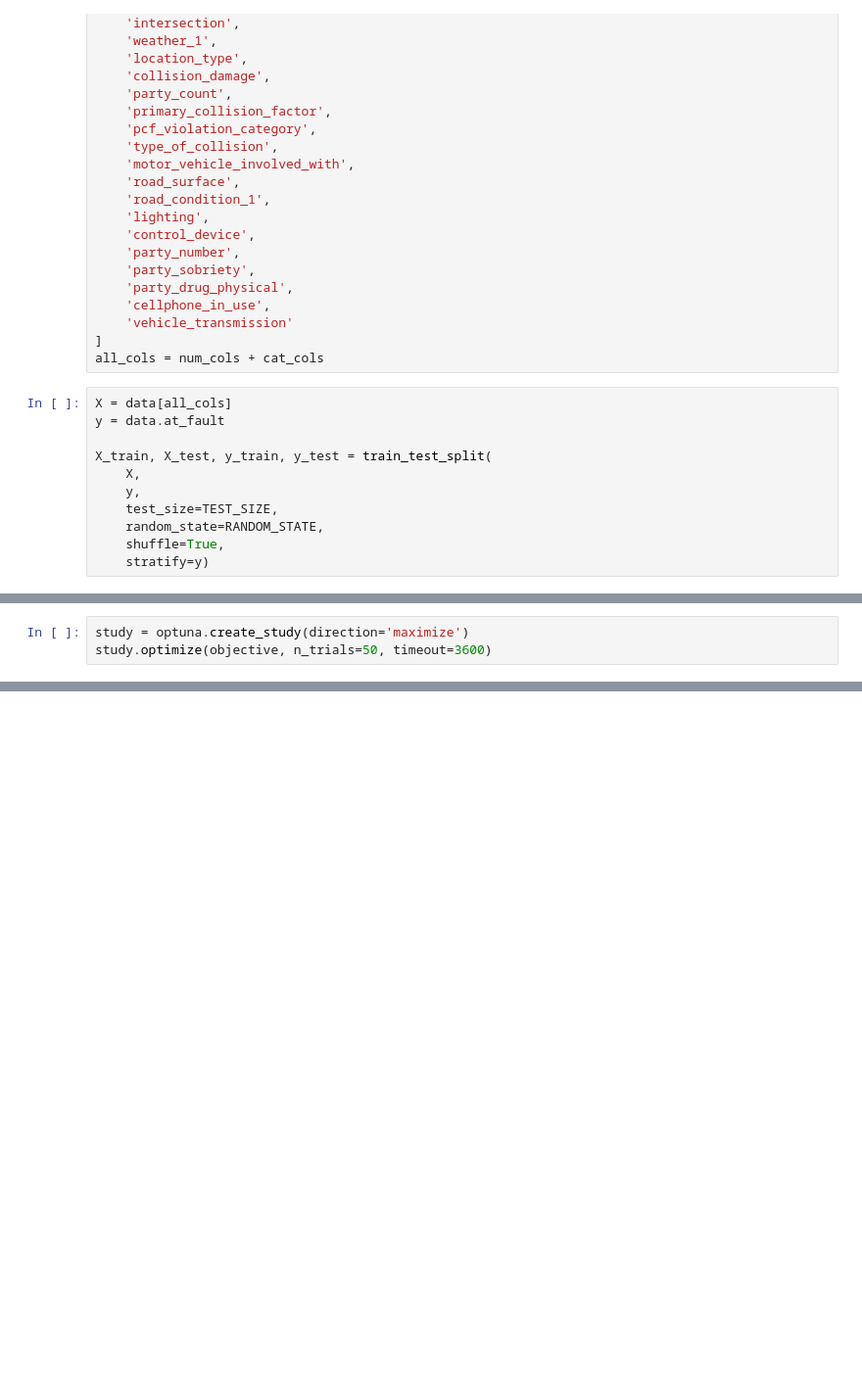
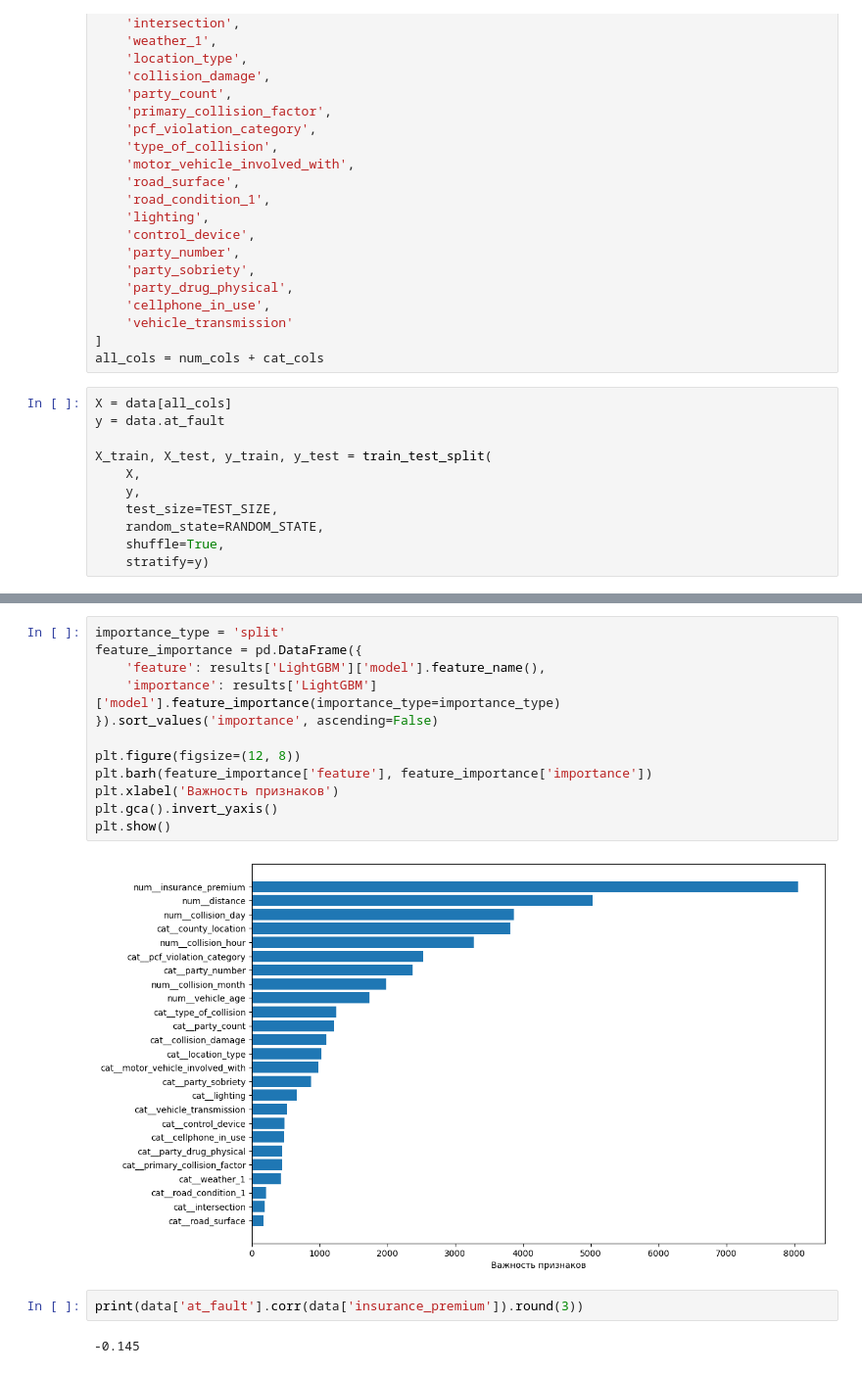
Before and after one commit to wheheheheh/carsharing-project, a Jupyter notebook: main.ipynb, the cells around one changed output, grey strips where cells are left out. Shown at 98% size. Drawn from its saved outputs; the diff is of its cells as text; blank space fills up the shorter version.

```diff
--- a/main.ipynb
+++ b/main.ipynb
@@ -899,3 +366,0 @@ def objective(trial):
-# %%
-study = optuna.create_study(direction='maximize')
-study.optimize(objective, n_trials=50, timeout=3600)
@@ -975,0 +788,18 @@ plt.show()
+# %%
+importance_type = 'split'
+feature_importance = pd.DataFrame({
+    'feature': results['LightGBM']['model'].feature_name(),
+    'importance': results['LightGBM']['model'].feature_importance(importance_type=importance_type)
+}).sort_values('importance', ascending=False)
+
+plt.figure(figsize=(12, 8))
+plt.barh(feature_importance['feature'], feature_importance['importance'])
+plt.xlabel('Важность признаков')
+plt.gca().invert_yaxis()
+plt.show()
+# %% [output]
+[figure, added]
+# %%
+print(data['at_fault'].corr(data['insurance_premium']).round(3))
+# %% [output]
+-0.145
```
Also changed, not shown: parts of 58 cells of this notebook, 1 other file.
